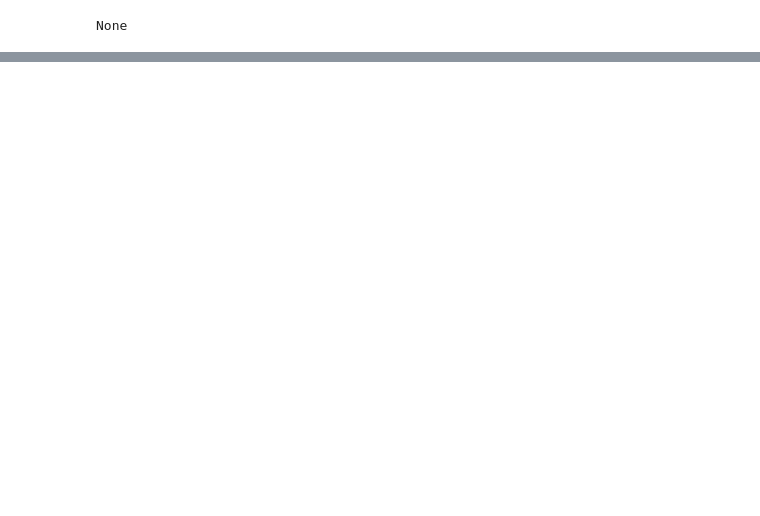
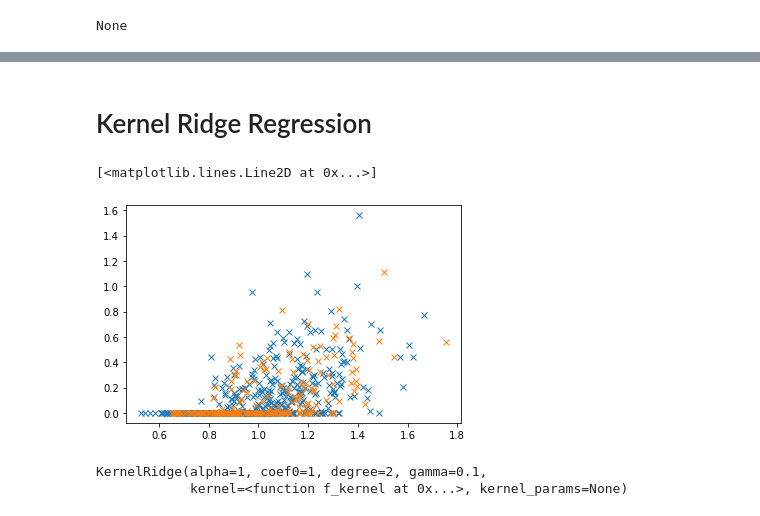
Before and after one commit to QuantAnalyticsTorch/quant_analytics_torch, a Jupyter notebook: examples/DeepNeuralNetworkConditionalExpectation.ipynb, the cells around one changed output, grey strips where cells are left out. Cells and saved outputs as stored; diff of their text form; code cells hidden in the pictures; blank space fills up the shorter version.

```diff
--- a/examples/DeepNeuralNetworkConditionalExpectation.ipynb
+++ b/examples/DeepNeuralNetworkConditionalExpectation.ipynb
@@ -311,0 +302,22 @@ plt.plot(x0[1][:,0].detach().cpu().numpy(),b_t.detach().cpu().numpy(), 'x')
+# %% [markdown]
+# Kernel Ridge Regression
+# %%
+pg = PathGeneratorLognormal(fwd=1)
+# %%
+x = pg.paths(500)
+p_t = payoff(x)
+z = pg.paths(200)
+pz_t = payoff(z)
+
+
+
+x_train = x[1].detach().numpy()[:,0]
+y_train = p_t.detach().numpy()[:,0]
+x_plot = z[1].detach().numpy()[:,0]
+y_plot = pz_t.detach().numpy()[:,0]
+# %%
+plt.plot(x[1].detach().numpy()[:,0],p_t.detach().numpy()[:,0], 'x')
+plt.plot(z[1].detach().numpy()[:,0],pz_t.detach().numpy()[:,0], 'x')
+# %% [output]
+[<matplotlib.lines.Line2D at 0x...>]
+[figure, added]
@@ -311,0 +335,5 @@ plt.plot(x0[1][:,0].detach().cpu().numpy(),b_t.detach().cpu().numpy(), 'x')
+# %%
+kr.fit(x_train.reshape(-1,1), y_train)
+# %% [output]
+KernelRidge(alpha=1, coef0=1, degree=2, gamma=0.1,
+            kernel=<function f_kernel at 0x...>, kernel_params=None)
```
Also changed, not shown: parts of 21 cells of this notebook.
